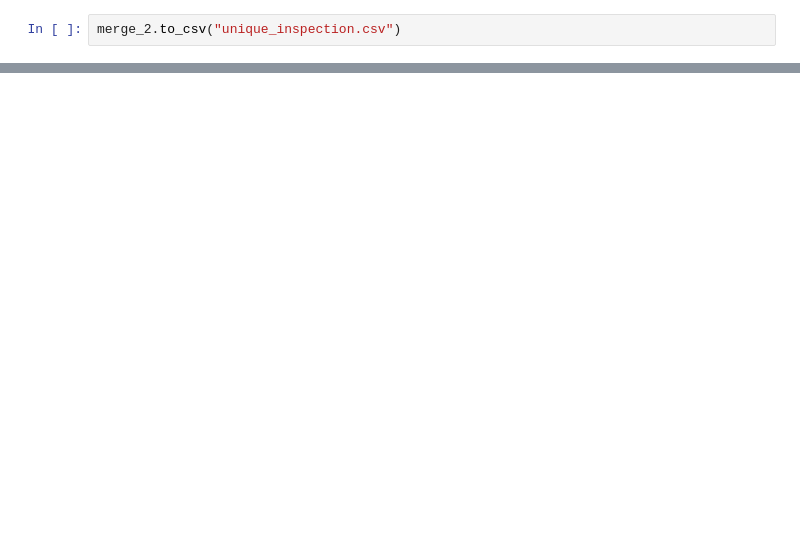
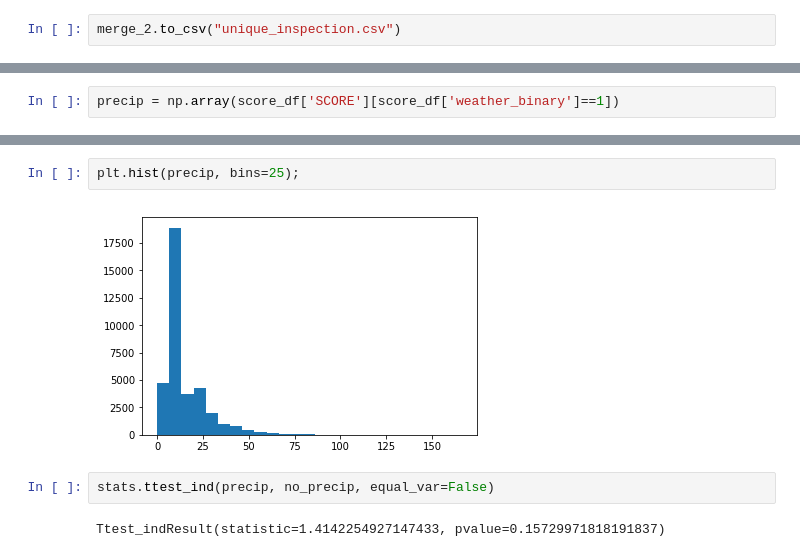
Before and after one commit to robblatt/Restaurant-Hypothesis-Testing, a Jupyter notebook: unique_insp.ipynb, the cells around one changed output, grey strips where cells are left out. Drawn from its saved outputs; the diff is of its cells as text; blank space fills up the shorter version.

```diff
--- a/unique_insp.ipynb
+++ b/unique_insp.ipynb
@@ -324,0 +343,2 @@ merge_2.to_csv("unique_inspection.csv")
+# %%
+precip = np.array(score_df['SCORE'][score_df['weather_binary']==1])
@@ -324,0 +351,8 @@ merge_2.to_csv("unique_inspection.csv")
+# %%
+plt.hist(precip, bins=25);
+# %% [output]
+[figure, added]
+# %%
+stats.ttest_ind(precip, no_precip, equal_var=False)
+# %% [output]
+Ttest_indResult(statistic=1.4142254927147433, pvalue=0.15729971818191837)
```
Also changed, not shown: parts of 51 cells of this notebook, 1 other file.
